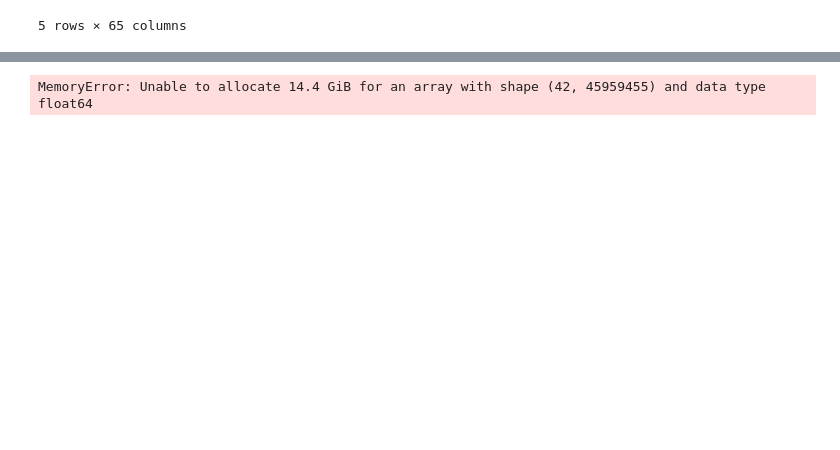
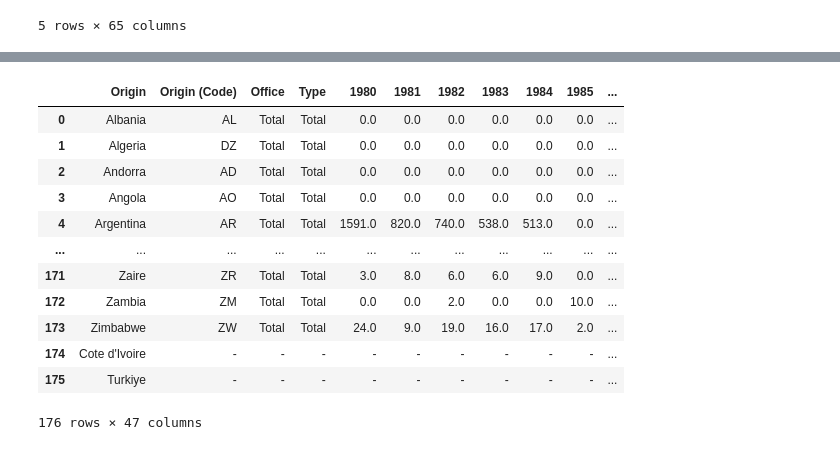
Before and after one commit to olavopoletti/Patents_by_Country, a Jupyter notebook: patents.ipynb, the cells around one changed output, grey strips where cells are left out. Saved outputs shown, nothing was run; the diff lists cells and outputs as text; code cells hidden in the pictures; blank space fills up the shorter version.

```diff
--- a/patents.ipynb
+++ b/patents.ipynb
@@ -58,6 +66,19 @@ countries
 # %%
-df_pat = pd.merge(df_pat, countries, on='Origin', how='outer')
-df_pat['Country'] = df_pat.Country.fillna('-')
+df_pat = pd.merge(df_pat, countries, on='Origin', how='outer').fillna('-')
+#df_pat = df_pat.drop(columns=['Country_x', 'Country_y'])
+df_pat
 # %% [output]
+|  | Origin | Origin (Code) | Office | Type | 1980 | 1981 | 1982 | 1983 | 1984 | 1985 | ... |
+| 0 | Albania | AL | Total | Total | 0.0 | 0.0 | 0.0 | 0.0 | 0.0 | 0.0 | ... |
+| 1 | Algeria | DZ | Total | Total | 0.0 | 0.0 | 0.0 | 0.0 | 0.0 | 0.0 | ... |
+| 2 | Andorra | AD | Total | Total | 0.0 | 0.0 | 0.0 | 0.0 | 0.0 | 0.0 | ... |
+| 3 | Angola | AO | Total | Total | 0.0 | 0.0 | 0.0 | 0.0 | 0.0 | 0.0 | ... |
+| 4 | Argentina | AR | Total | Total | 1591.0 | 820.0 | 740.0 | 538.0 | 513.0 | 0.0 | ... |
+| ... | ... | ... | ... | ... | ... | ... | ... | ... | ... | ... | ... |
+| 171 | Zaire | ZR | Total | Total | 3.0 | 8.0 | 6.0 | 6.0 | 9.0 | 0.0 | ... |
+| 172 | Zambia | ZM | Total | Total | 0.0 | 0.0 | 2.0 | 0.0 | 0.0 | 10.0 | ... |
+| 173 | Zimbabwe | ZW | Total | Total | 24.0 | 9.0 | 19.0 | 16.0 | 17.0 | 2.0 | ... |
+| 174 | Cote d'Ivoire | - | - | - | - | - | - | - | - | - | ... |
+| 175 | Turkiye | - | - | - | - | - | - | - | - | - | ... |
-MemoryError: Unable to allocate 14.4 GiB for an array with shape (42, 45959455) and data type float64
+176 rows × 47 columns
 # %%
```
Also changed, not shown: parts of 4 cells of this notebook, 1 other file.
